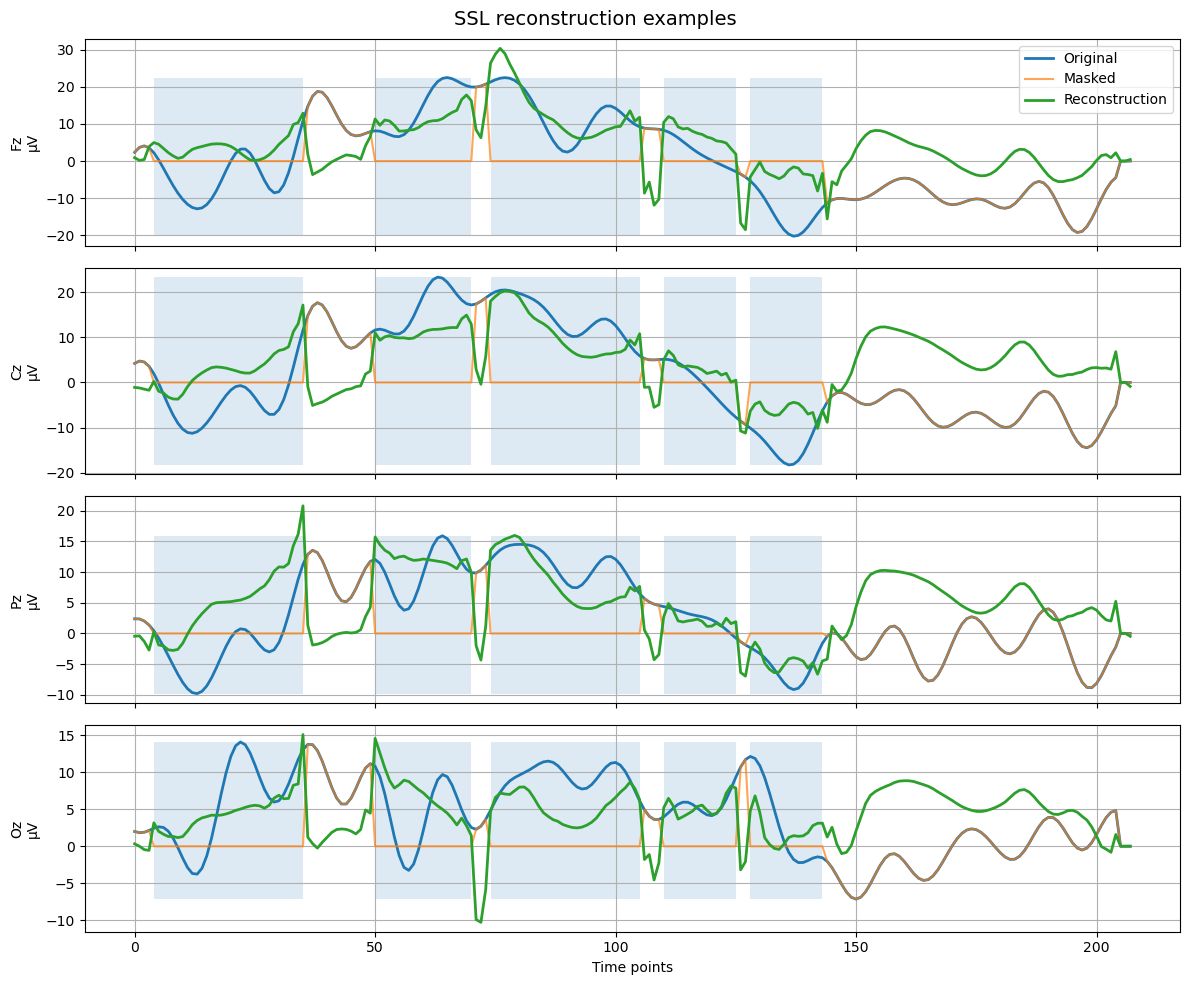
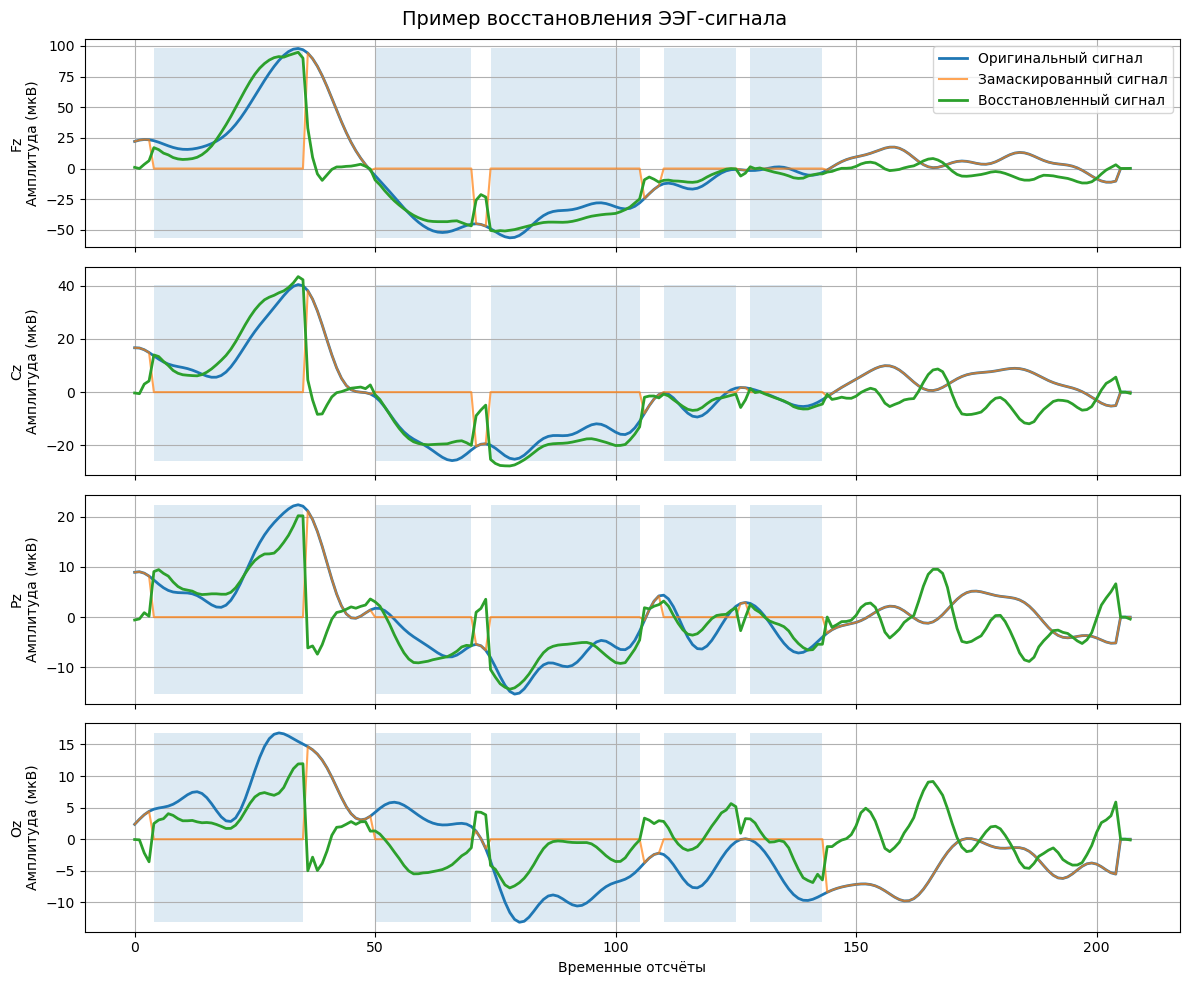
The notebook cell's code change between the first figure and the second:
--- before
+++ after
@@ -1,2 +1,3 @@
+save_path = Path(r'C:\Users\Таисия\Desktop\МФТИ\Диплом_BCI\diploma-bciP300-ssl\outputs\ssl\figures\SSL_reconstruction_examples.png')
 channel_names = ["Fz", "Cz", "Pz", "Oz"]
 channel_indices = [0, 1, 2, 3]
@@ -12,7 +13,7 @@
     m = mask[sample_idx].detach().cpu().numpy()
 
-    ax.plot(orig, label="Original", linewidth=2)
-    ax.plot(masked, label="Masked", alpha=0.7)
-    ax.plot(rec, label="Reconstruction", linewidth=2)
+    ax.plot(orig, label="Оригинальный сигнал", linewidth=2)
+    ax.plot(masked, label="Замаскированный сигнал", alpha=0.7)
+    ax.plot(rec, label="Восстановленный сигнал", linewidth=2)
 
     ax.fill_between(
@@ -24,10 +25,11 @@
     )
 
-    ax.set_ylabel(f"{ch_name}\nµV")
+    ax.set_ylabel(f"{ch_name}\nАмплитуда (мкВ)")
     ax.grid(True)
 
 axes[0].legend(loc="upper right")
-axes[-1].set_xlabel("Time points")
-fig.suptitle("SSL reconstruction examples", fontsize=14)
+axes[-1].set_xlabel("Временные отсчёты")
+fig.suptitle("Пример восстановления ЭЭГ-сигнала", fontsize=14)
 plt.tight_layout()
+fig.savefig(save_path, dpi=300, bbox_inches="tight")
 plt.show()

Commit: Add pipelines for two additional experiments